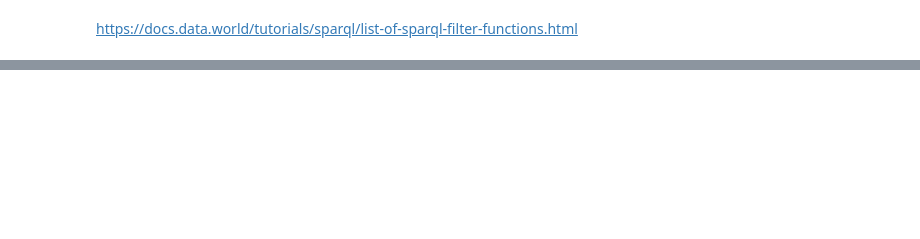
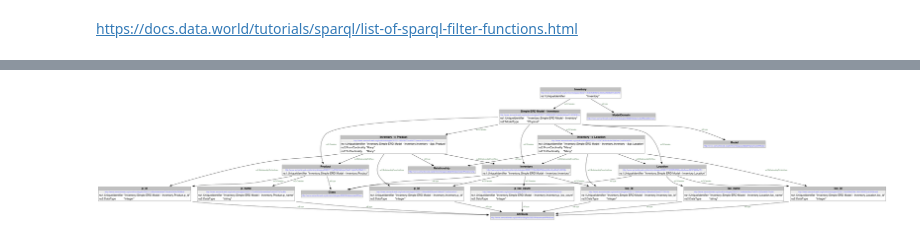
Before and after one commit to MrTomKimber/datamodels, a Jupyter notebook: Fuseki IO development iv.ipynb, the cells around one changed output, grey strips where cells are left out. Cells and saved outputs as stored; diff of their text form; code cells hidden in the pictures; blank space fills up the shorter version.

Commit message:
visualise diffset initial shaping

```diff
--- a/Fuseki IO development iv.ipynb
+++ b/Fuseki IO development iv.ipynb
@@ -211,2 +283,5 @@ pd.DataFrame(qr, columns=[v.n3()[1:] for v in qr.vars]).sort_values(by="created"
 # %% [markdown]
 https://docs.data.world/tutorials/sparql/list-of-sparql-filter-functions.html
+# %%
+discourses = list(discourse_df['discourse'])
+discourses
@@ -237,4 +340,6 @@ WHERE {
 qr = ds.query(get_posits_by_discourse_sparql)
 # %%
 discourse_contents = pd.DataFrame(qr, columns=[v.n3()[1:] for v in qr.vars]).sort_values(by="discourse")
+# %%
+discourse_contents['triple'] = discourse_contents.apply(lambda x : tuple([x['s'], x['p'], x['o']]), axis=1)
 # %%
@@ -247,0 +428,4 @@ len(d_set_d[key_l[0]].intersection(d_set_d[key_l[1]])), len(d_set_d[key_l[0]].di
+# %%
+visualize(t2rdflibg( discourse_contents[discourse_contents['discourse']==discourses[1]][['s','p','o']].values))
+# %% [output]
+[figure, added]
```
Also changed, not shown: parts of 21 cells of this notebook.
